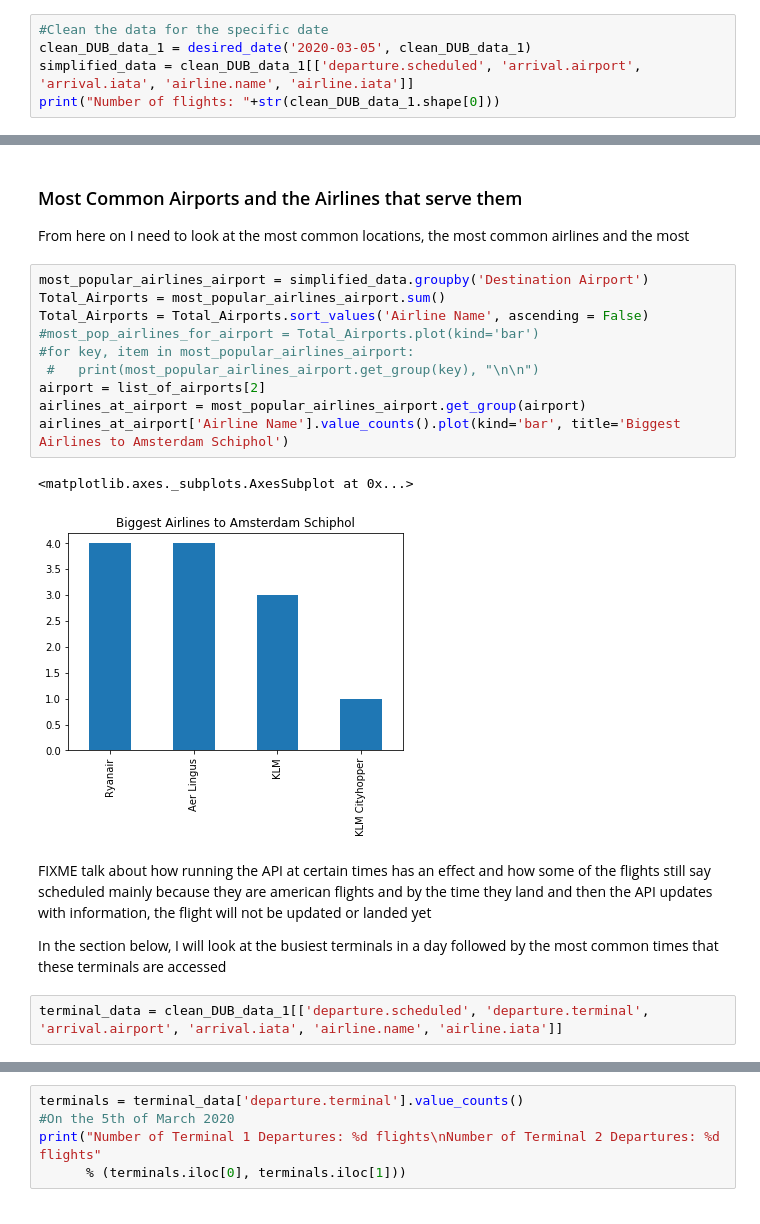
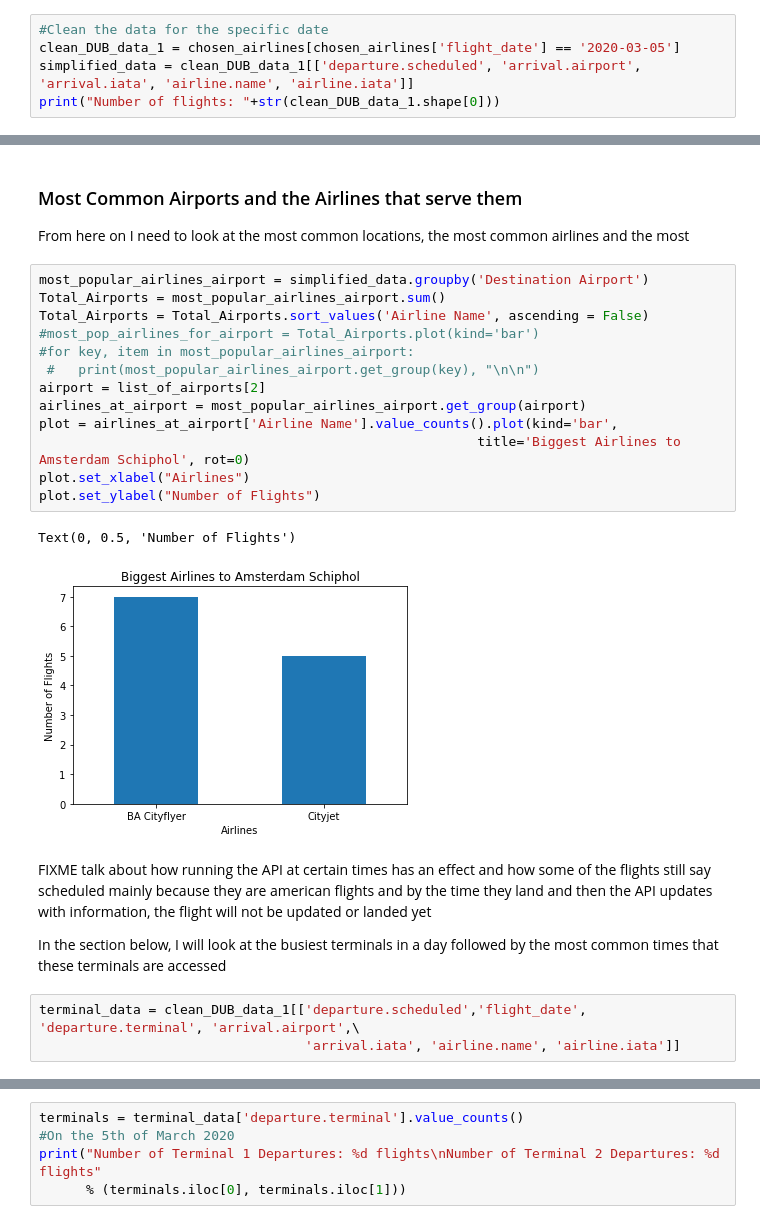
Before and after one commit to RKeenan20/Flight_Data_API_DS_Assignment, a Jupyter notebook: Assignment1_RobertKeenan.ipynb, the cells around one changed output, grey strips where cells are left out. Drawn from its saved outputs; the diff is of its cells as text.

```diff
--- a/Assignment1_RobertKeenan.ipynb
+++ b/Assignment1_RobertKeenan.ipynb
@@ -307,7 +321,7 @@ I want to simplify the data frame for the following features:
 - Airline IATA code
 # %%
 #Clean the data for the specific date
-clean_DUB_data_1 = desired_date('2020-03-05', clean_DUB_data_1)
+clean_DUB_data_1 = chosen_airlines[chosen_airlines['flight_date'] == '2020-03-05']
 simplified_data = clean_DUB_data_1[['departure.scheduled', 'arrival.airport', 'arrival.iata', 'airline.name', 'airline.iata']]
 print("Number of flights: "+str(clean_DUB_data_1.shape[0]))
 # %% [output]
@@ -458,22 +466,26 @@ From here on I need to look at the most common locations, the most common airlin
 # %%
 most_popular_airlines_airport = simplified_data.groupby('Destination Airport')
 Total_Airports = most_popular_airlines_airport.sum()
 Total_Airports = Total_Airports.sort_values('Airline Name', ascending = False)
 #most_pop_airlines_for_airport = Total_Airports.plot(kind='bar')
 #for key, item in most_popular_airlines_airport:
  #   print(most_popular_airlines_airport.get_group(key), "\n\n")
 airport = list_of_airports[2]
 airlines_at_airport = most_popular_airlines_airport.get_group(airport)
-airlines_at_airport['Airline Name'].value_counts().plot(kind='bar', title='Biggest Airlines to Amsterdam Schiphol')
+plot = airlines_at_airport['Airline Name'].value_counts().plot(kind='bar',
+                                                        title='Biggest Airlines to Amsterdam Schiphol', rot=0)
+plot.set_xlabel("Airlines")
+plot.set_ylabel("Number of Flights")
 # %% [output]
-<matplotlib.axes._subplots.AxesSubplot at 0x...>
+Text(0, 0.5, 'Number of Flights')
-[figure, old version]
+[figure, new version]
 # %% [markdown]
 FIXME talk about how running the API at certain times has an effect and how some of the flights still say scheduled mainly because they are american flights and by the time they land and then the API updates with information, the flight will not be updated or landed yet
 
 In the section below, I will look at the busiest terminals in a day followed by the most common times that these terminals are accessed
 # %%
-terminal_data = clean_DUB_data_1[['departure.scheduled', 'departure.terminal', 'arrival.airport', 'arrival.iata', 'airline.name', 'airline.iata']]
+terminal_data = clean_DUB_data_1[['departure.scheduled','flight_date', 'departure.terminal', 'arrival.airport',\
+                                  'arrival.iata', 'airline.name', 'airline.iata']]
 # %%
 #This just checks that none of the data is missing for terminal etc
 terminal_data.isnull().sum()
```
Also changed, not shown: parts of 38 cells of this notebook, 10 other files.
